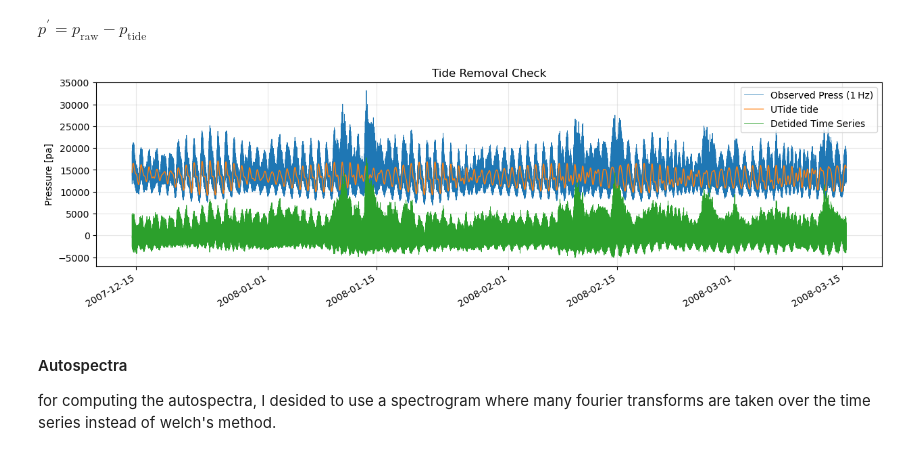
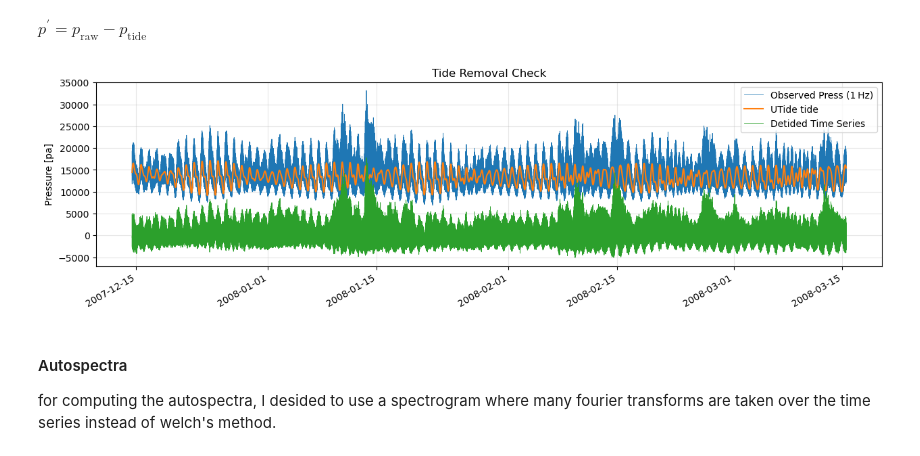
Before and after one commit to isidora-rojas/OceanWaveAnalysis, a Jupyter notebook: mokuleia/sensor2sensor.ipynb, the cells around one changed output. Cells and saved outputs as stored; diff of their text form; code cells hidden in the pictures.

```diff
--- a/mokuleia/sensor2sensor.ipynb
+++ b/mokuleia/sensor2sensor.ipynb
@@ -26,6 +25,21 @@ For this, I will be comparing sensor 1 and 6 in an attempt to:
 - compute runup
 - compute changes in water level
 - look at specific storm events/model those events
+# %%
+from scipy.io import loadmat
+## ----- Sensor 1 ----- ##
+bursts1 = loadPressureData(Path("data/MoA18411.mat"))
+t1 = bursts1.time           # numpy datetime64[ns]
+h1 = bursts1.depth_m       # hydrostatic depth in meters
+p1 = bursts1.pressure_pa
+
+
+
+## ----- Sensor 6 ----- ##
+bursts6 = loadPressureData(Path("data/MoA68411.mat"))
+t6 = bursts6.time           # numpy datetime64[ns]
+h6 = bursts6.depth_m       # hydrostatic depth in meters
+p6 = bursts6.pressure_pa
 # %% [markdown]
 Notes:
 Sensor 1 is never underwater. checked by this code:
@@ -151,0 +117,5 @@ prep/calcs ... done.
+# %%
+from BulkWaveStats import  detide
+
+tide1, p1_prime, p1_raw = detide(p1, t1, LAT = 21.58055556)
+tide6, p6_prime, p6_raw = detide(p6, t6, LAT = 21.58055556)
@@ -152,23 +139,19 @@ prep/calcs ... done.
 # %% [markdown]
 $p^{\prime} = p_{\text{raw}} - p_{\text{tide}}$
 # %%
-tide_full = pd.concat(tide_parts).sort_index()
-p_wave = (p_interp - tide_full) # water level chane due to wave effects only
-p_prime = p_wave.resample('1s').mean().dropna()
-
 # Plot for (in)sanity
 fig, ax = plt.subplots(figsize=(15, 4))
-ax.plot(p_interp.index, p_interp, label="Observed Press (1 Hz)", lw=0.6, color="#1f77b4")
-ax.plot(tide_full.index, tide_full, label="UTide tide", lw=1.0, color="#ff7f0e")
-ax.plot(p_prime.index, p_prime, label="Detided Time Series", lw=0.6, color="#2ca02c")
+ax.plot(p1_raw.index, p1_raw, label="Observed Press (1 Hz)", lw=0.6, color="#1f77b4")
+ax.plot(tide1.index, tide1, label="UTide tide", lw=1.5, color="#ff7f0e")
+ax.plot(p1_prime.index, p1_prime, label="Detided Time Series", lw=0.6, color="#2ca02c")
 ax.set_ylabel("Pressure [pa]")
 ax.set_title("Tide Removal Check")
 ax.grid(True, alpha=0.3)
 ax.legend(loc="upper right")
 fig.autofmt_xdate()
 plt.show()
 # %% [output]
-[figure, old version]
+[figure, new version]
 # %% [markdown]
 #### Autospectra
 
```
Also changed, not shown: parts of 12 cells of this notebook, 9 other files.
